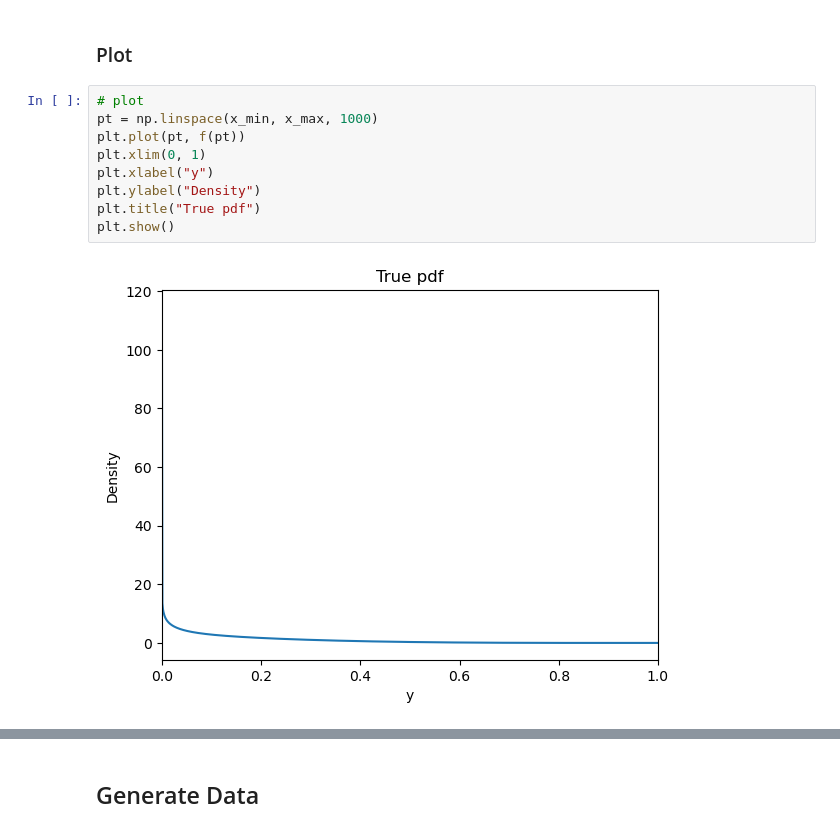
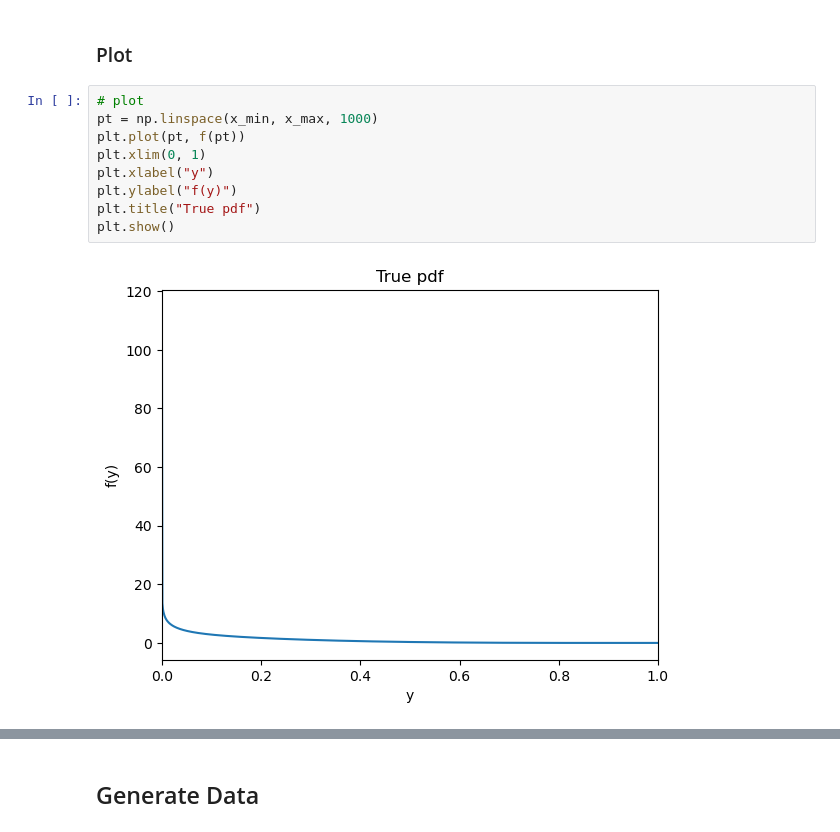
Before and after one commit to richardzhs/Semiparametric_Parameter_Estimation_PDF, a Jupyter notebook: real-model-demo.ipynb, the cells around one changed output, grey strips where cells are left out. Saved outputs shown, nothing was run; the diff lists cells and outputs as text.

Commit message:
add yf(y) plots

```diff
--- a/real-model-demo.ipynb
+++ b/real-model-demo.ipynb
@@ -1020,11 +1020,11 @@ Integral of f(y) over [1e-09,1.0]: 1.0000405869320197
 # %%
 # plot
 pt = np.linspace(x_min, x_max, 1000)
 plt.plot(pt, f(pt))
 plt.xlim(0, 1)
 plt.xlabel("y")
-plt.ylabel("Density")
+plt.ylabel("f(y)")
 plt.title("True pdf")
 plt.show()
 # %% [output]
-[figure, old version]
+[figure, new version]
```
Also changed, not shown: parts of 15 cells of this notebook.
